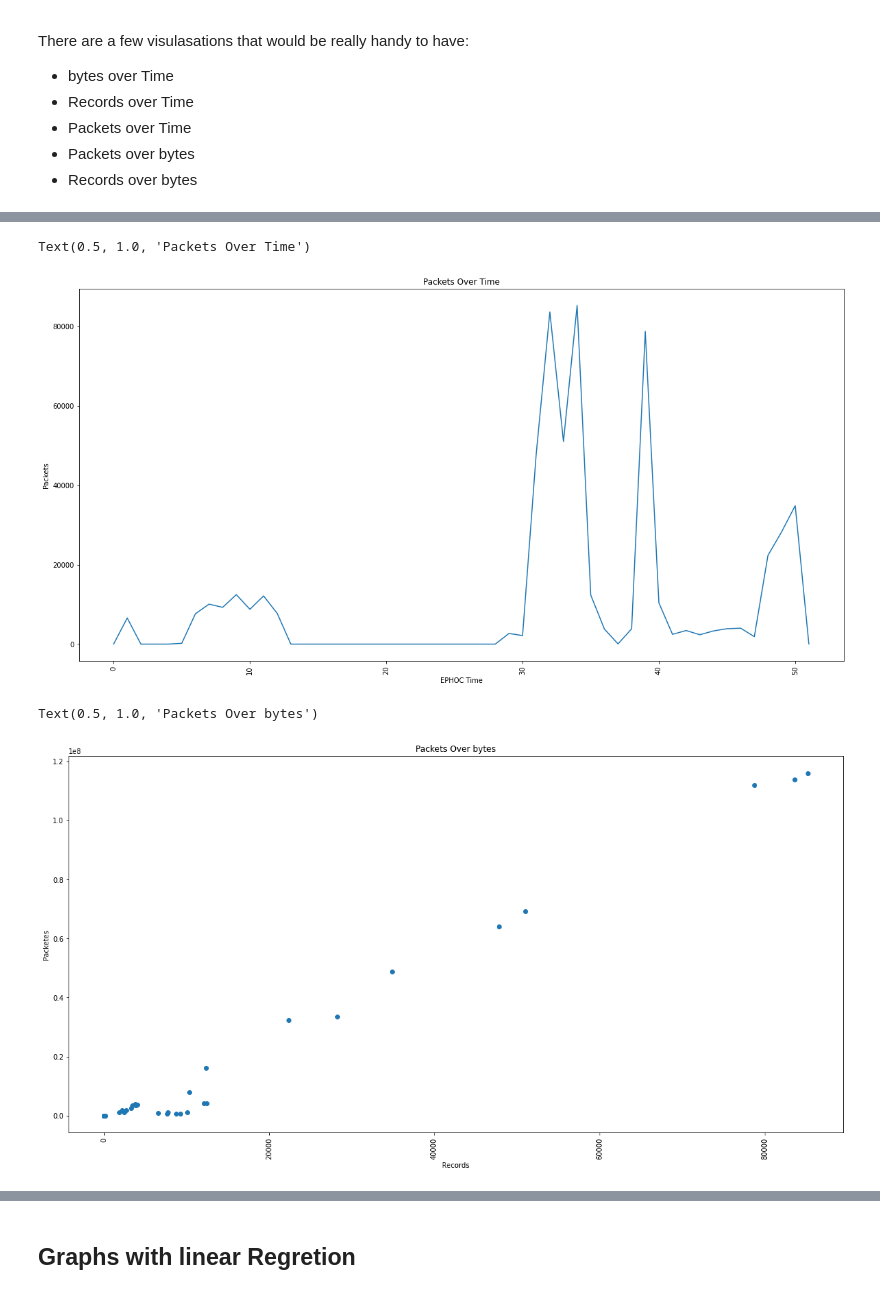
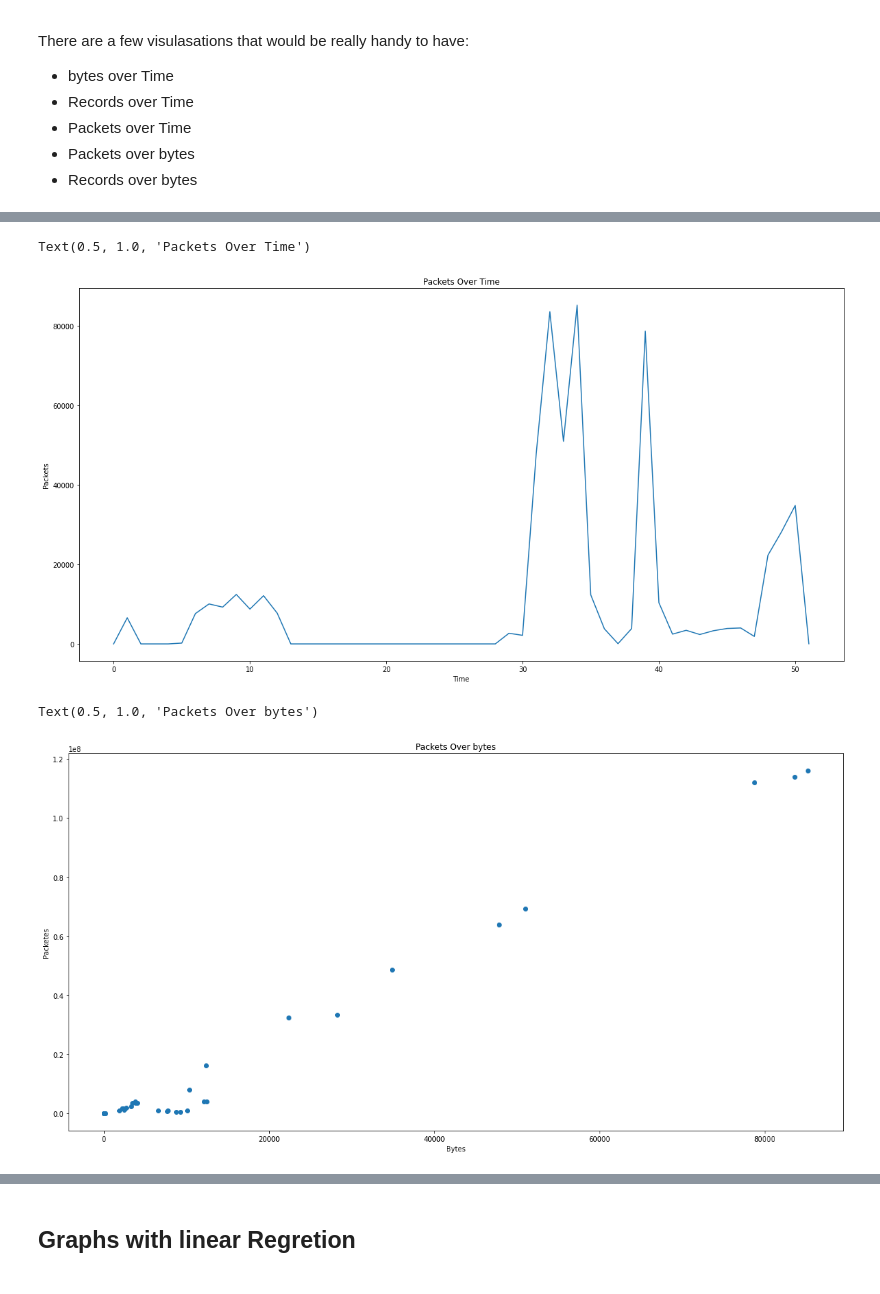
Before and after one commit to JakeNTech/TTDS_DataScience_Project, a Jupyter notebook: Notebook.ipynb, the cells around one changed output, grey strips where cells are left out. Saved outputs shown, nothing was run; the diff lists cells and outputs as text; code cells hidden in the pictures.

```diff
--- a/Notebook.ipynb
+++ b/Notebook.ipynb
@@ -61,20 +59,18 @@ Text(0.5, 1.0, 'Records Over Time')
 # %%
 # Packets Over Time
-plt.xticks(rotation=90)
 plt.plot(df_time,df["Packets"])
-plt.xlabel("EPHOC Time")
+plt.xlabel("Time")
 plt.ylabel("Packets")
 plt.title("Packets Over Time")
 # %% [output]
 Text(0.5, 1.0, 'Packets Over Time')
-[figure, old version]
+[figure, new version]
 # %%
 # Records Over Packets
-plt.xticks(rotation=90)
 plt.scatter(df["Packets"],df["Bytes"])
-plt.xlabel("Records")
+plt.xlabel("Bytes")
 plt.ylabel("Packetes")
 plt.title("Packets Over bytes")
 # %% [output]
 Text(0.5, 1.0, 'Packets Over bytes')
-[figure, old version]
+[figure, new version]
```
Also changed, not shown: parts of 21 cells of this notebook.
